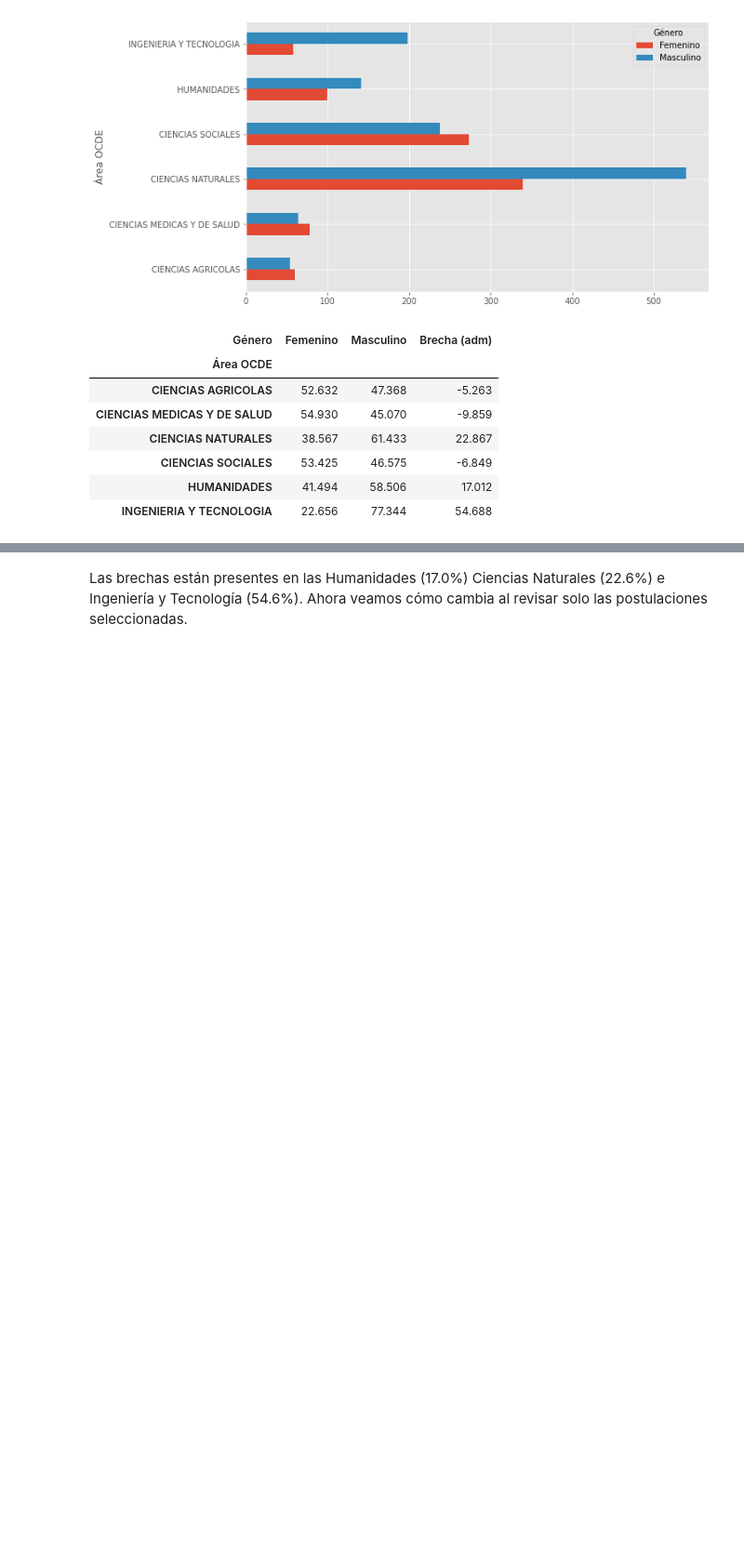
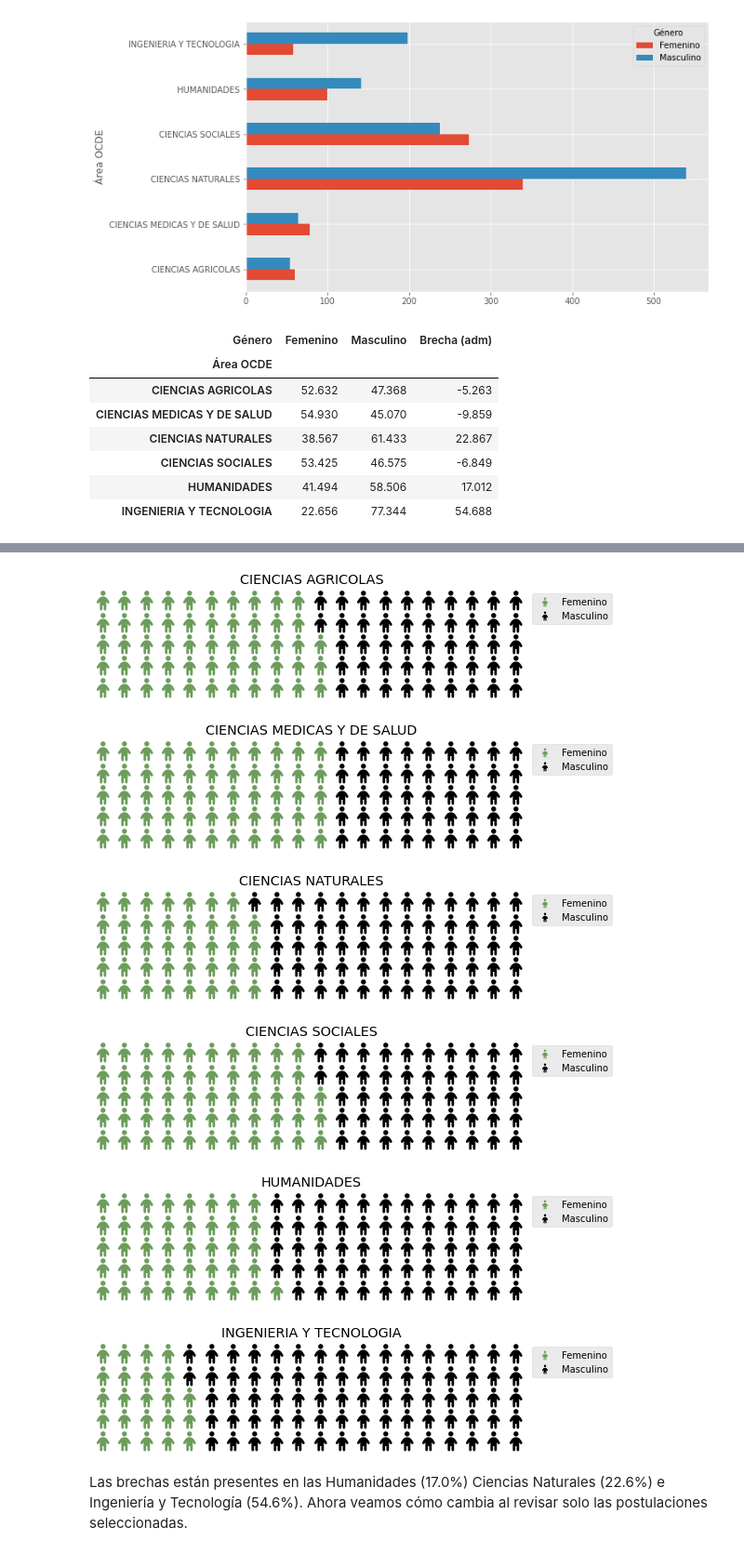
Before and after one commit to alvafox/Concursos-2023-Analisis-de-Adjudicacion-Paritaria-, a Jupyter notebook: Doctorado_Nacional_2023.ipynb, the cells around one changed output, grey strips where cells are left out. Shown at 93% size. Drawn from its saved outputs; the diff is of its cells as text; code cells hidden in the pictures; blank space fills up the shorter version.

```diff
--- a/Doctorado_Nacional_2023.ipynb
+++ b/Doctorado_Nacional_2023.ipynb
@@ -641,3 +660,82 @@ OCDE.style.background_gradient(cmap= 'YlOrRd', subset=['Brecha (adm)'])
+# %%
+fig = plt.figure(
+    FigureClass=Waffle,
+    rows=5,
+    values= {'Femenino':53,'Masculino':47},
+    colors=("#6D9D5C", "#000000"),
+    legend={'loc': 'upper left', 'bbox_to_anchor': (1, 1)},
+    icons='child', icon_size=22,
+    icon_legend=True,
+    title={'label': 'CIENCIAS AGRICOLAS', 'loc': 'center'},
+    figsize=(8, 10),
+)
+
+fig = plt.figure(
+    FigureClass=Waffle,
+    rows=5,
+    values= {'Femenino':55,'Masculino':45},
+    colors=("#6D9D5C", "#000000"),
+    legend={'loc': 'upper left', 'bbox_to_anchor': (1, 1)},
+    icons='child', icon_size=22,
+    icon_legend=True,
+    title={'label': 'CIENCIAS MEDICAS Y DE SALUD', 'loc': 'center'},
+    figsize=(8, 10),
+)
+
+fig = plt.figure(
+    FigureClass=Waffle,
+    rows=5,
+    values= {'Femenino':39,'Masculino':61},
+    colors=("#6D9D5C", "#000000"),
+    legend={'loc': 'upper left', 'bbox_to_anchor': (1, 1)},
+    icons='child', icon_size=22,
+    icon_legend=True,
+    title={'label': 'CIENCIAS NATURALES', 'loc': 'center'},
+    figsize=(8, 10),
+)
+
+fig = plt.figure(
+    FigureClass=Waffle,
+    rows=5,
+    values= {'Femenino':53,'Masculino':47},
+    colors=("#6D9D5C", "#000000"),
+    legend={'loc': 'upper left', 'bbox_to_anchor': (1, 1)},
+    icons='child', icon_size=22,
+    icon_legend=True,
+    title={'label': 'CIENCIAS SOCIALES', 'loc': 'center'},
+    figsize=(8, 10),
+)
+
+fig = plt.figure(
+    FigureClass=Waffle,
+    rows=5,
+    values= {'Femenino':41,'Masculino':59},
+    colors=("#6D9D5C", "#000000"),
+    legend={'loc': 'upper left', 'bbox_to_anchor': (1, 1)},
+    icons='child', icon_size=22,
+    icon_legend=True,
+    title={'label': 'HUMANIDADES', 'loc': 'center'},
+    figsize=(8, 10),
+)
+
+fig = plt.figure(
+    FigureClass=Waffle,
+    rows=5,
+    values= {'Femenino':23,'Masculino':77},
+    colors=("#6D9D5C", "#000000"),
+    legend={'loc': 'upper left', 'bbox_to_anchor': (1, 1)},
+    icons='child', icon_size=22,
+    icon_legend=True,
+    title={'label': 'INGENIERIA Y TECNOLOGIA', 'loc': 'center'},
+    figsize=(8, 10),
+)
+# %% [output]
+[figure, added]
+[figure, added]
+[figure, added]
+[figure, added]
+[figure, added]
+[figure, added]
 # %% [markdown]
 Las brechas están presentes en las Humanidades (17.0%) Ciencias Naturales (22.6%) e Ingeniería y Tecnología (54.6%). Ahora veamos cómo cambia al revisar solo las postulaciones seleccionadas.
 # %%
```
Also changed, not shown: parts of 3 cells of this notebook.
